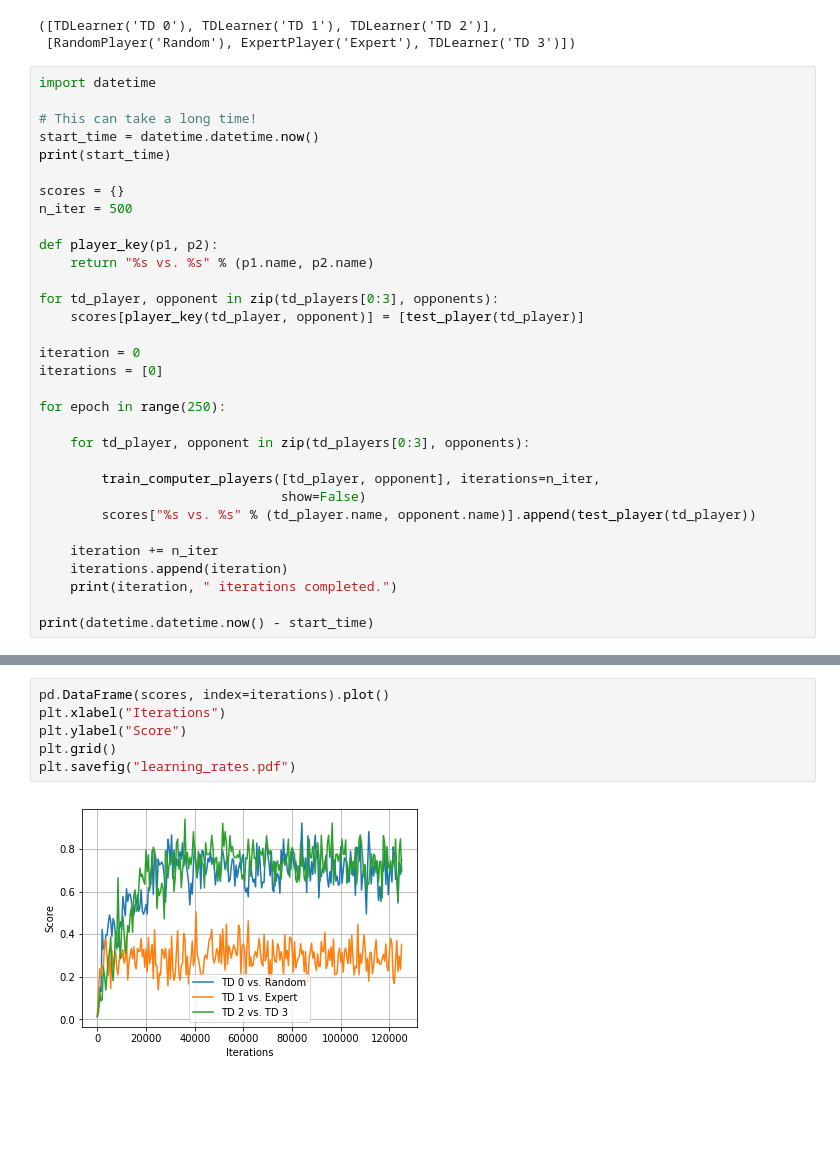
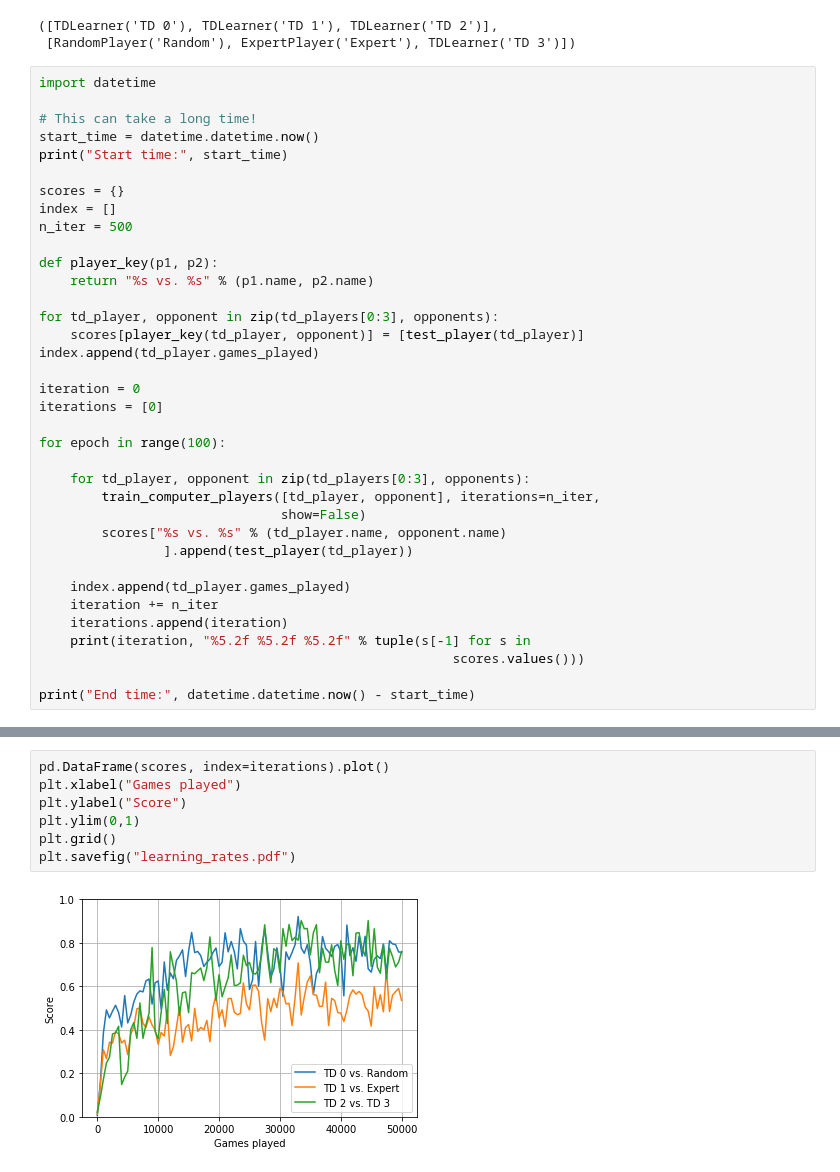
Before and after one commit to billtubbs/game-learner, a Jupyter notebook: Tic Tac Toe Game_Noughts and Crosses.ipynb, the cells around one changed output, grey strips where cells are left out. Saved outputs shown, nothing was run; the diff lists cells and outputs as text; blank space fills up the shorter version.

```diff
--- a/Tic Tac Toe Game_Noughts and Crosses.ipynb
+++ b/Tic Tac Toe Game_Noughts and Crosses.ipynb
@@ -391,9 +396,10 @@ import datetime
 
 # This can take a long time!
 start_time = datetime.datetime.now()
-print(start_time)
+print("Start time:", start_time)
 
 scores = {}
+index = []
 n_iter = 500
 
 def player_key(p1, p2):
@@ -401,21 +407,24 @@ def player_key(p1, p2):
 
 for td_player, opponent in zip(td_players[0:3], opponents):
     scores[player_key(td_player, opponent)] = [test_player(td_player)]
+index.append(td_player.games_played)
 
 iteration = 0
 iterations = [0]
 
-for epoch in range(250):
+for epoch in range(100):
 
     for td_player, opponent in zip(td_players[0:3], opponents):
-
         train_computer_players([td_player, opponent], iterations=n_iter,
                                show=False)
-        scores["%s vs. %s" % (td_player.name, opponent.name)].append(test_player(td_player))
+        scores["%s vs. %s" % (td_player.name, opponent.name)
+                ].append(test_player(td_player))
 
+    index.append(td_player.games_played)
     iteration += n_iter
     iterations.append(iteration)
-    print(iteration, " iterations completed.")
+    print(iteration, "%5.2f %5.2f %5.2f" % tuple(s[-1] for s in
+                                                     scores.values()))
 
-print(datetime.datetime.now() - start_time)
+print("End time:", datetime.datetime.now() - start_time)
 # %% [output]
@@ -448,8 +457,9 @@ pd.DataFrame(scores).head()
 # %%
 pd.DataFrame(scores, index=iterations).plot()
-plt.xlabel("Iterations")
+plt.xlabel("Games played")
 plt.ylabel("Score")
+plt.ylim(0,1)
 plt.grid()
 plt.savefig("learning_rates.pdf")
 # %% [output]
-[figure, old version]
+[figure, new version]
```
Also changed, not shown: parts of 17 cells of this notebook, 2 other files.
